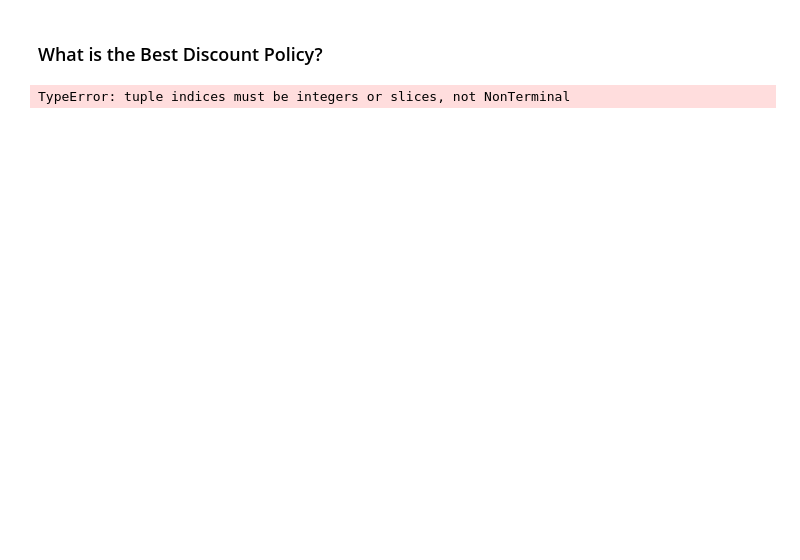
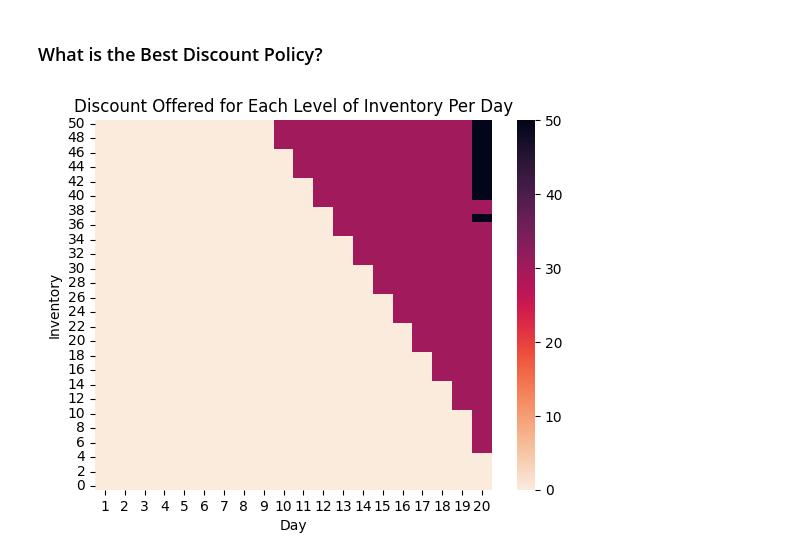
Before and after one commit to sunnyliketheweather94/machine-learning-and-more, a Jupyter notebook: projects/reinforcement_learning/foundations/chapter5/dynamic_pricing.ipynb, the cells around one changed output. Cells and saved outputs as stored; diff of their text form; code cells hidden in the pictures; blank space fills up the shorter version.

Commit message:
found optimal policy for halloween pricing problem

```diff
--- a/projects/reinforcement_learning/foundations/chapter5/dynamic_pricing.ipynb
+++ b/projects/reinforcement_learning/foundations/chapter5/dynamic_pricing.ipynb
@@ -249,6 +213,25 @@ plt.show()
 # %% [markdown]
 ### What is the Best Discount Policy?
-# %%
-optimal_vf_and_policies = list(mdp.calculate_vf_policies())
-# %% [output]
-TypeError: tuple indices must be integers or slices, not NonTerminal
+# %%
+optimal_vf_and_policies = list(mdp.calculate_vf_policies())
+
+outcomes_ = {
+    (time + 1, state.state, 100.0 * action.amount)
+    for time, (_, policy) in enumerate(optimal_vf_and_policies)
+    for state, action in policy.action_for.items()
+}
+
+outcomes = (
+    pd.DataFrame(outcomes_, columns=["Time", "Inventory", "Discount"])
+    .pivot(index="Inventory", columns="Time", values="Discount")
+    .sort_index(ascending=False)
+)
+# %%
+sns.heatmap(data=outcomes, cmap="rocket_r")
+
+plt.title("Discount Offered for Each Level of Inventory Per Day")
+plt.xlabel("Day")
+
+plt.show()
+# %% [output]
+[figure, added]
```
Also changed, not shown: parts of 5 cells of this notebook.
